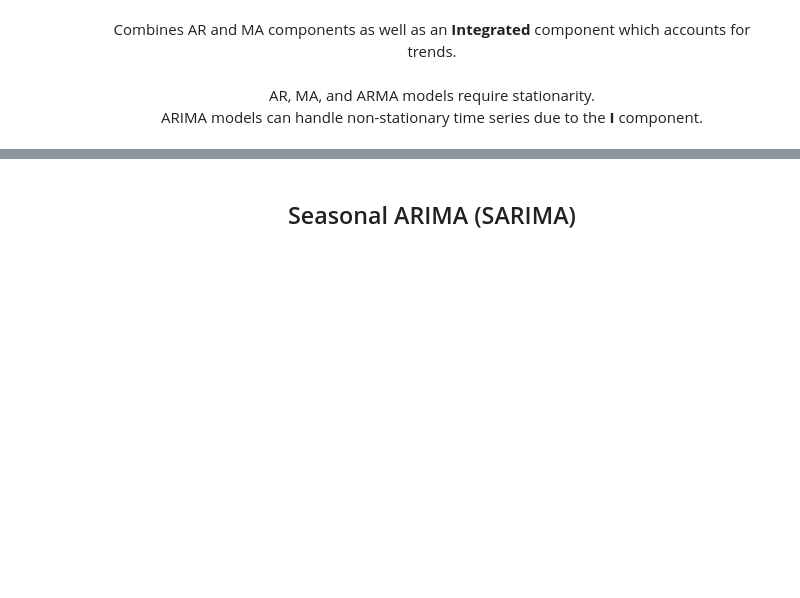
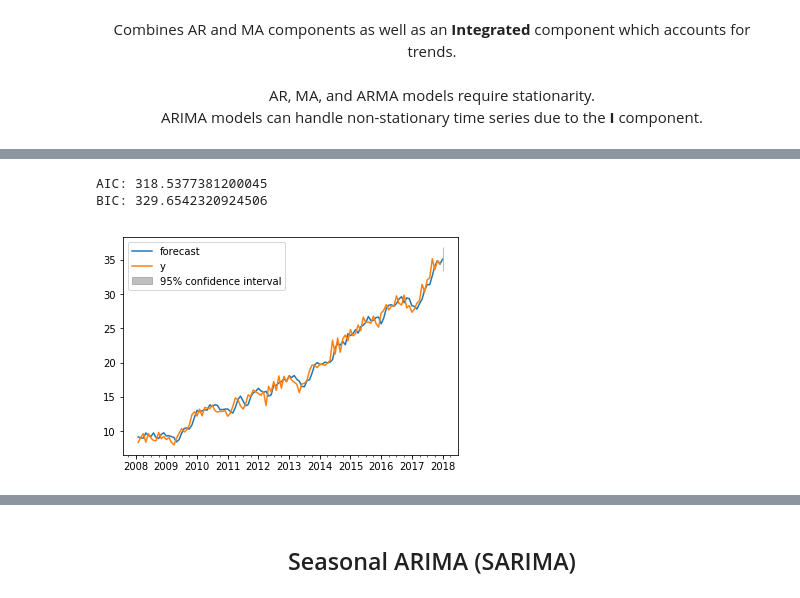
Before and after one commit to matthewsparr/Data-Science-Lessons, a Jupyter notebook: Mod 4/ARIMA/Time Series Models - ARIMA.ipynb, the cells around one changed output, grey strips where cells are left out. Drawn from its saved outputs; the diff is of its cells as text; code cells hidden in the pictures; blank space fills up the shorter version.

```diff
--- a/Mod 4/ARIMA/Time Series Models - ARIMA.ipynb
+++ b/Mod 4/ARIMA/Time Series Models - ARIMA.ipynb
@@ -157,11 +247,14 @@ time_series.diff().plot()
 # %%
-arima_model = ARIMA(time_series[0:-12], order=(1,1,1)).fit()
-forecast = arima_model.forecast(steps=12)[0]
+arima_model = ARIMA(time_series, order=(1,1,1)).fit()
+forecast = arima_model.forecast()[0]
 actual = time_series[n-12:n]
 print('AIC:',arima_model.aic)
 print('BIC:', arima_model.bic)
-print('Forecast MSE:', mean_squared_error(actual, forecast))
 arima_model.plot_predict(1,n); plt.show()
+# %% [output]
+AIC: 318.5377381200045
+BIC: 329.6542320924506
+[figure, added]
 # %%
 from statsmodels.graphics.tsaplots import plot_acf, plot_pacf
 plot_acf(time_series.diff().bfill()); plt.xlim(0,24); plt.show()
```
Also changed, not shown: parts of 40 cells of this notebook.
